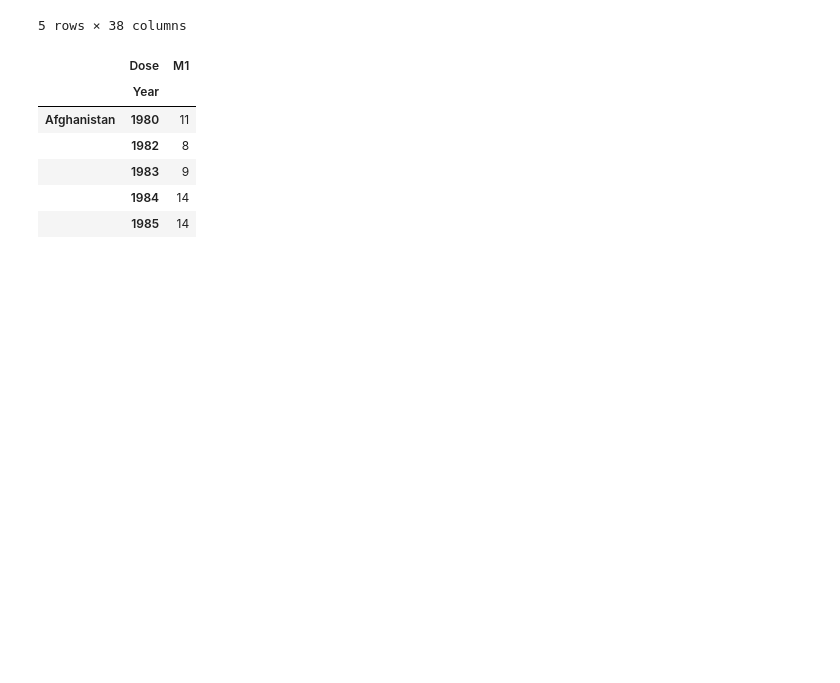
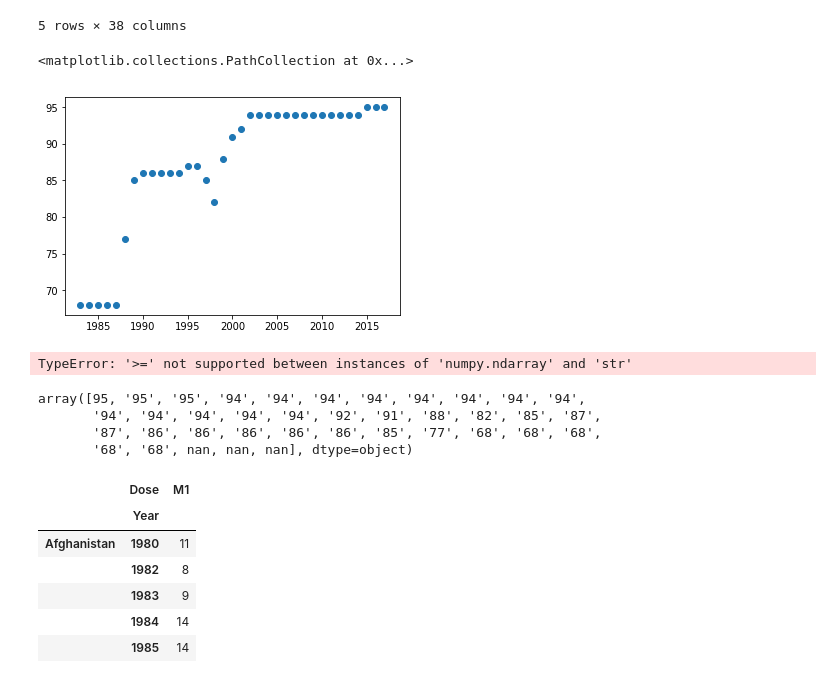
Before and after one commit to noatgnu/cds-python-graph, a Jupyter notebook: notebooks/main.ipynb, the cells around one changed output. Drawn from its saved outputs; the diff is of its cells as text; code cells hidden in the pictures; blank space fills up the shorter version.

```diff
--- a/notebooks/main.ipynb
+++ b/notebooks/main.ipynb
@@ -88,6 +88,22 @@ measles_1["M1"].head()
 | Andorra | 99 | 97 | 96 | 96 | 95 | 98 | 99 | 99 | 98 | 98 | ... | ... |
 | Angola | 42 | 45 | 51 | 56 | 59 | 67 | 60 | 67 | 53 | 57 | ... | ... |
 5 rows × 38 columns
+# %%
+plt.scatter(x=measles_1.loc["Australia"]["M1"].index, y=pd.to_numeric(measles_1.loc["Australia"]["M1"]))
+# %% [output]
+<matplotlib.collections.PathCollection at 0x...>
+[figure, added]
+# %%
+measles_1.loc["Australia"]["M1"].max()
+# %% [output]
+TypeError: '>=' not supported between instances of 'numpy.ndarray' and 'str'
+# %%
+measles_1.loc["Australia"]["M1"].values
+# %% [output]
+array([95, '95', '95', '94', '94', '94', '94', '94', '94', '94', '94',
+       '94', '94', '94', '94', '94', '92', '91', '88', '82', '85', '87',
+       '87', '86', '86', '86', '86', '86', '85', '77', '68', '68', '68',
+       '68', '68', nan, nan, nan], dtype=object)
 # %%
 measles_1 = measles_1.stack()
 # reduce column index by 1 level
```
Also changed, not shown: parts of 6 cells of this notebook.
